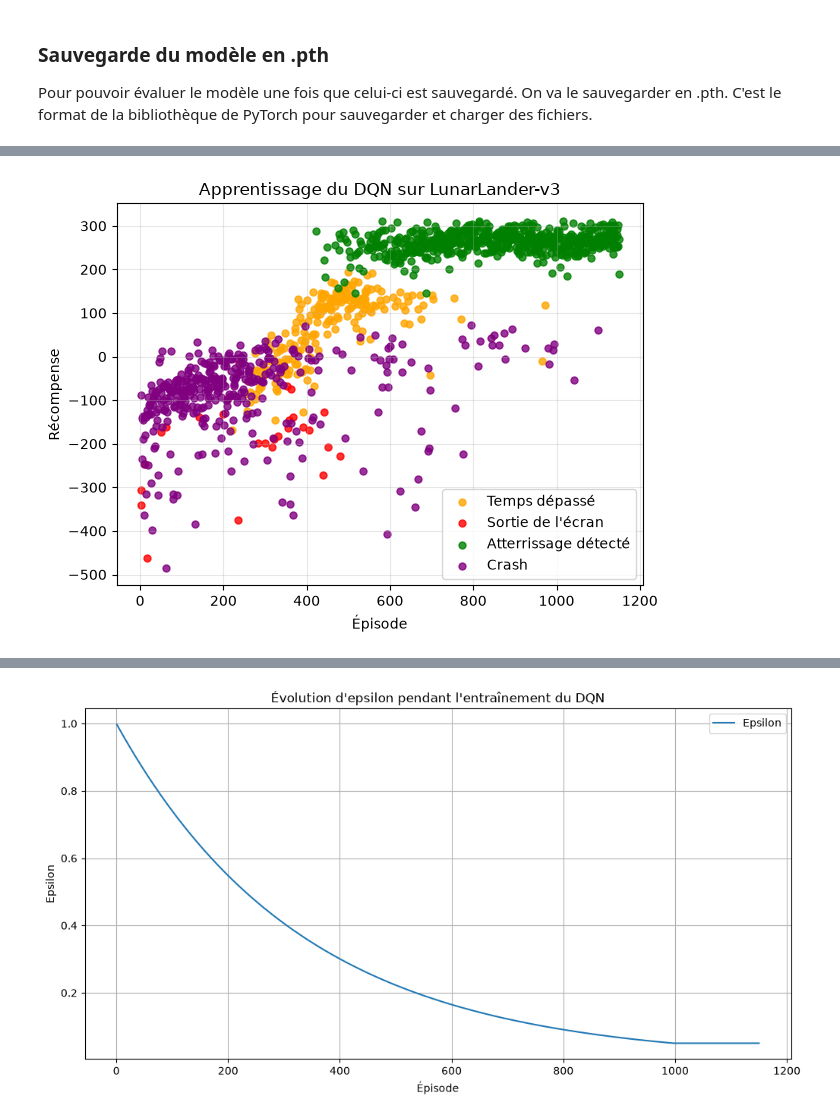
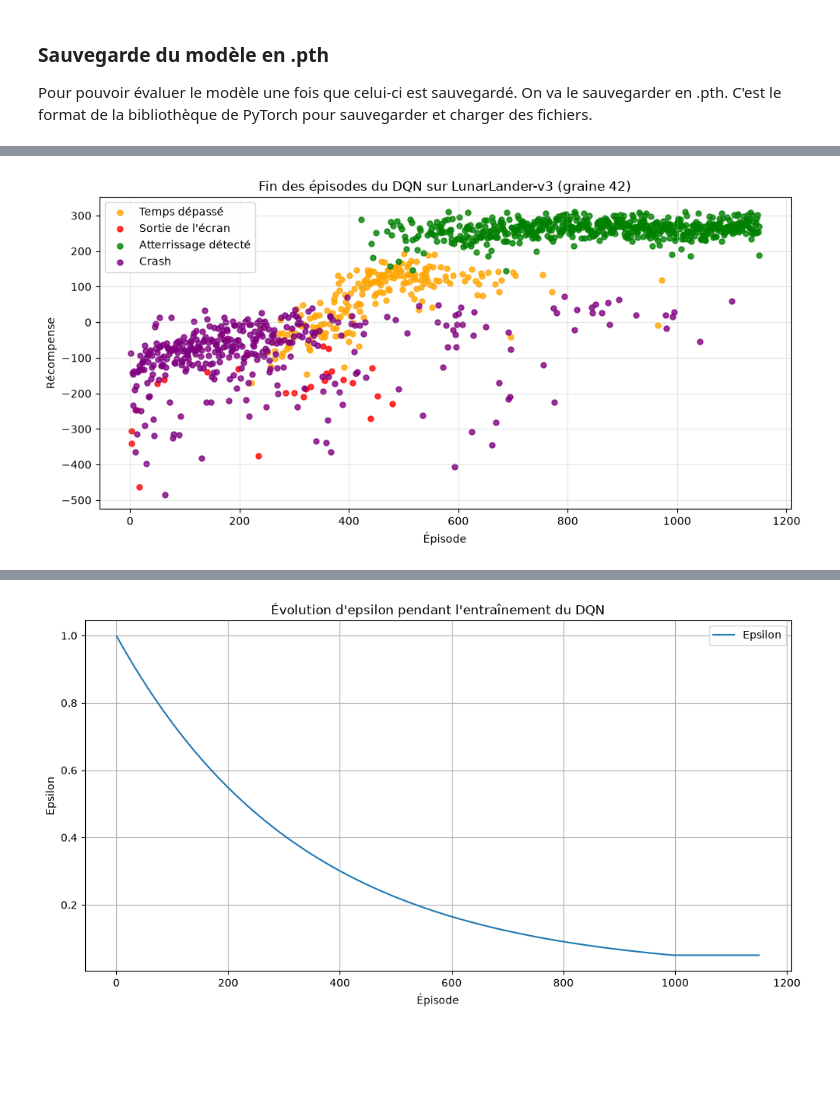
Before and after one commit to BastianHanart/Startrek, a Jupyter notebook: dqn.ipynb, the cells around one changed output, grey strips where cells are left out. Drawn from its saved outputs; the diff is of its cells as text; code cells hidden in the pictures; blank space fills up the shorter version.

Commit message:
[+] Ajout plusieurs seed / Début conclusinon et justification | [~] Modification des schémas

```diff
--- a/dqn.ipynb
+++ b/dqn.ipynb
@@ -182,8 +182,8 @@ Pour pouvoir regarder visuellement les résultats, on effectue des graphiques. N
 On comprend donc l'importance de l'entrainement. Et surtout que l'aléatoire ne permet pas au modèle d'avoir des résultats satisfaisants.
 # %%
 # On initialise deux listes qui vont contenir les informations nécessaire au graphique (Ici, les récompenses par épisode)
-episodes = []
-rewards = []
+episodes_aléatoire = []
+rewards_aléatoire = []
 
 # Lecture du fichier CSV
 with open("results_random.csv", "r", encoding="utf-8") as file:
@@ -191,14 +191,14 @@ with open("results_random.csv", "r", encoding="utf-8") as file:
 
     # Pour chaque ligne du CSV, on ajoute l'épisode et la récompense associée, à la liste
     for row in reader:
-        episodes.append(int(row["episode"]))
-        rewards.append(float(row["reward"]))
+        episodes_aléatoire.append(int(row["episode"]))
+        rewards_aléatoire.append(float(row["reward"]))
 
 # Création du graphique
 plt.figure(figsize=(10, 5))
 
 # Ordonnées episodes, Abscisses récompenses
-plt.plot(episodes, rewards, marker="o")
+plt.plot(episodes_aléatoire, rewards_aléatoire, marker="o")
 
 # Légende du graphique (titre, label X, label Y)
 plt.title("Récompense par épisode - Agent aléatoire")
@@ -266,7 +266,7 @@ class DQN(nn.Module):
 
 Epsilon-greedy est la fonction qui donne au modèle sa façon d'apprendre. On vient modifier l'hyperparamètre Epsilon ε, il oscillent entre 0 et 1. C'est la probabilité avec laquelle il va effectué une action aléatoirement ou une action grâce à son entrainement. Plus ε est élevé, plus ils à de chances de faire une action aléatoire. Au départ, on met ε à 1 car ils n'a pas encore d'expériences en mémoire. Il n'a donc pas encore besoin de passé par de l'exploitation, il reste donc en exploration. A chaque étape, on va venir diminuer tout doucement l'epsilon afin que petit à petit, il ne fasse des choix que via ses expériences passées.
 # %%
-def select_action(state, model, epsilon, action_size=4):
+def select_action(state, model, epsilon, action_size=env.action_space.n):
     # Exploration : choisir une action au hasard
     if random.random() < epsilon:
         return random.randrange(action_size)
@@ -301,7 +301,7 @@ Ici, c'est l'étape d'apprentissage de notre agent DQN. Elle sélectionne aléat
 BATCH_SIZE = 50
 GAMMA = 0.99
 
-def train_step():
+def train_step(model, buffer, target_model, loss_fn, optimizer):
 
     # On attend d'avoir assez d'expériences pour former un lot
     if len(buffer) < BATCH_SIZE:
@@ -548,43 +583,69 @@ Pour également voir l'amélioration du modèle au cours des entrainements, on a
 # %%
 # Catégories de fin d'épisode
 colors = {
     "truncated": "orange",
     "out_of_viewport": "red",
     "at_rest": "green",
     "crash": "purple"
 }
 
 labels = {
     "truncated": "Temps dépassé",
     "out_of_viewport": "Sortie de l'écran",
     "at_rest": "Atterrissage détecté",
     "crash": "Crash"
 }
 
-# Ajouter un point pour chaque épisode, selon sa fin
-for reason, color in colors.items():
+for k in seeds:
 
-    x = [
-        result["episode"]
-        for result in results
-        if result["end_reason"] == reason
-    ]
+    # Lire les résultats du CSV correspondant à la graine
+    fichier_final = Path(f"results_DQN_{k}.csv")
 
-    y = [
-        result["reward"]
-        for result in results
-        if result["end_reason"] == reason
-    ]
+    with fichier_final.open("r", newline="", encoding="utf-8") as file:
 
-    if x:
-        plt.scatter(x, y, color=color, label=labels[reason], s=25, alpha=0.8)
+        reader = csv.DictReader(file)
+        results = []
 
-plt.xlabel("Épisode")
-plt.ylabel("Récompense")
-plt.title("Apprentissage du DQN sur LunarLander-v3")
-plt.legend()
-plt.grid(True, alpha=0.3)
-plt.tight_layout()
-plt.show()
+        for row in reader:
+            results.append({
+                "episode": int(row["episode"]),
+                "reward": float(row["reward"]),
+                "end_reason": row["end_reason"]
+            })
+
+    plt.figure(figsize=(10, 5))
+
+    # Ajouter un point pour chaque épisode, selon sa fin
+    for reason, color in colors.items():
+
+        x = [
+            result["episode"]
+            for result in results
+            if result["end_reason"] == reason
+        ]
+
+        y = [
+            result["reward"]
+            for result in results
+            if result["end_reason"] == reason
+        ]
+
+        if x:
+            plt.scatter(
+                x,
+                y,
+                color=color,
+                label=labels[reason],
+                s=25,
+                alpha=0.8
+            )
+
+    plt.xlabel("Épisode")
+    plt.ylabel("Récompense")
+    plt.title(f"Fin des épisodes du DQN sur LunarLander-v3 (graine {k})")
+    plt.legend()
+    plt.grid(True, alpha=0.3)
+    plt.tight_layout()
+    plt.show()
 # %% [output]
-[figure, old version]
+[figure, new version]
```
Also changed, not shown: parts of 25 cells of this notebook, 12 other files.
